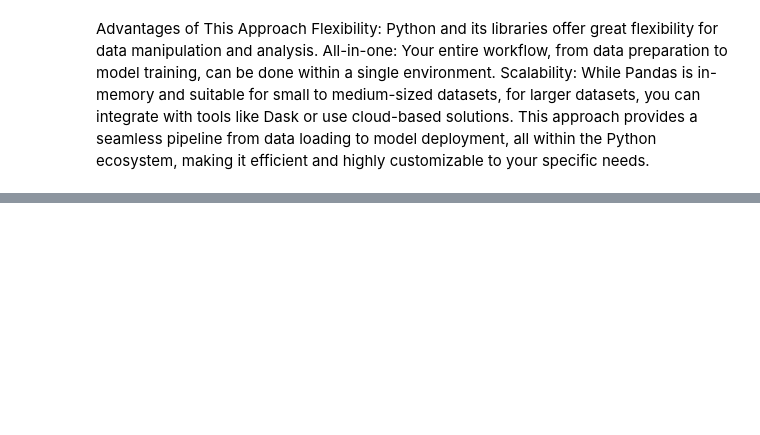
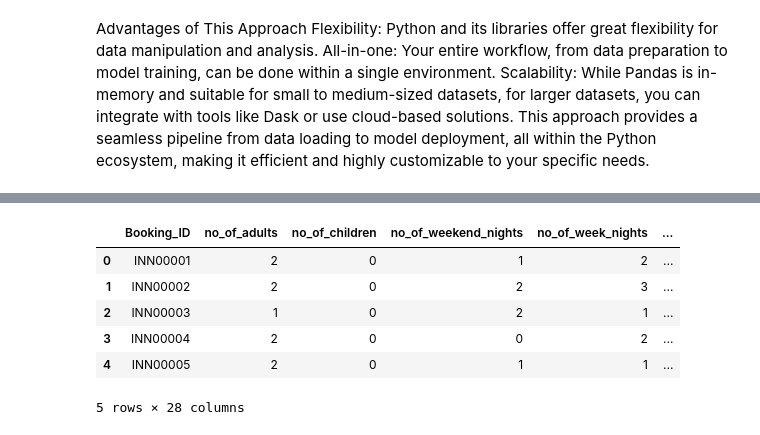
Before and after one commit to tomwildun/Project4, a Jupyter notebook: Untitled.ipynb, the cells around one changed output, grey strips where cells are left out. Drawn from its saved outputs; the diff is of its cells as text; code cells hidden in the pictures; blank space fills up the shorter version.

```diff
--- a/Untitled.ipynb
+++ b/Untitled.ipynb
@@ -56,0 +85,12 @@ X_train, X_test, y_train, y_test = train_test_split(df.drop('target_column', axi
+# %%
+cleaned_df = pd.concat([pd_df, meal_plan_dummies, room_type_dummies], axis=1)
+cleaned_df = cleaned_df.drop(columns=["type_of_meal_plan", "room_type_reserved"])
+cleaned_df.head()
+# %% [output]
+|  | Booking_ID | no_of_adults | no_of_children | no_of_weekend_nights | no_of_week_nights | ... |
+| 0 | INN00001 | 2 | 0 | 1 | 2 | ... |
+| 1 | INN00002 | 2 | 0 | 2 | 3 | ... |
+| 2 | INN00003 | 1 | 0 | 2 | 1 | ... |
+| 3 | INN00004 | 2 | 0 | 0 | 2 | ... |
+| 4 | INN00005 | 2 | 0 | 1 | 1 | ... |
+5 rows × 28 columns
```
Also changed, not shown: parts of 16 cells of this notebook.
